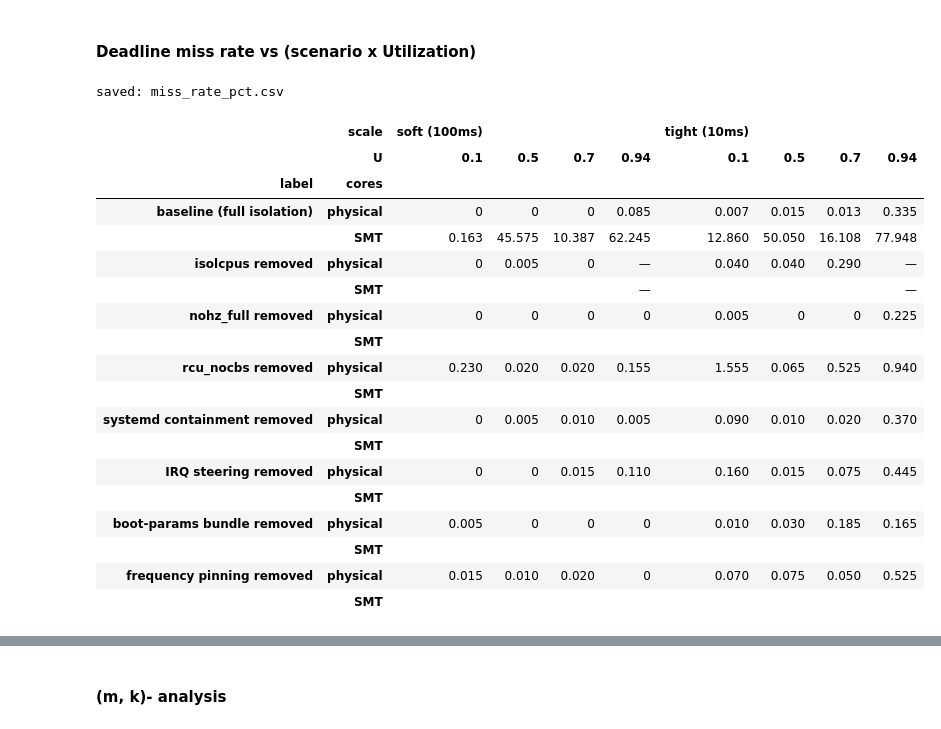
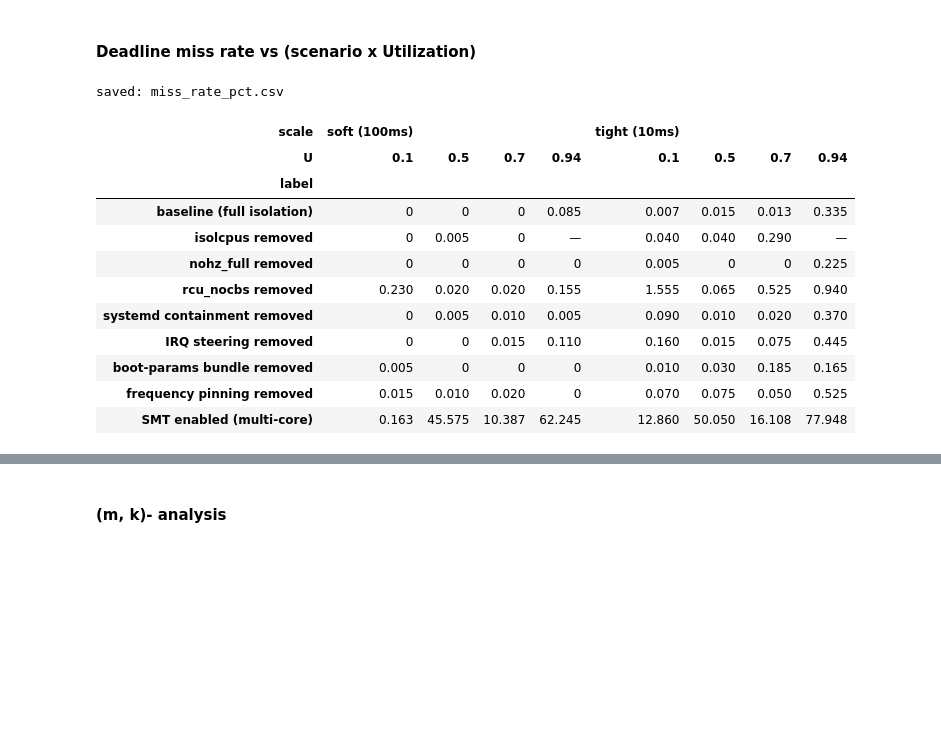
Before and after one commit to pippi2802/GraduationProject, a Jupyter notebook: research-questions/RQ1_final/os-experiments/analysis/tables_RQ1.ipynb, the cells around one changed output, grey strips where cells are left out. Drawn from its saved outputs; the diff is of its cells as text; code cells hidden in the pictures; blank space fills up the shorter version.

Commit message:
add: final latex tables

```diff
--- a/research-questions/RQ1_final/os-experiments/analysis/tables_RQ1.ipynb
+++ b/research-questions/RQ1_final/os-experiments/analysis/tables_RQ1.ipynb
@@ -388,45 +258,54 @@ multi-core on physical cores, response time (R). Unit: R / deadline; ≥ 1.0 = m
 # %% [markdown]
 #### Deadline miss rate vs (scenario x Utilization)
 # %%
+from scipy.stats import beta
+
 def clopper_pearson_upper(k, n, alpha=0.05):
     if n == 0:
         return np.nan
     return 1.0 if k == n else beta.ppf(1 - alpha / 2, k + 1, n - k)
 
-def build_miss_rate_tables(df, workload, u_values=DISPLAY_U, workload_variants=None):
-    """workload_variants: {workload_code: cores_label} to fold several workload columns
-    (e.g. model5 physical + model5-smt) into ONE table via a new 'cores' row level."""
-    variants = workload_variants or {workload: ""}
+def build_miss_rate_tables(df, workload, u_values=DISPLAY_U, extra_rows=None):
+    """extra_rows: list of (label, source_df) pairs, each ONE standalone scenario block
+    (like baseline) -- grouped only by (scale, U), never swept across 01-08."""
+    extra_rows = extra_rows or []
+    sub = df[(df.workload == workload) & (df.U.isin(u_values))]
     long_rows = []
-    for wl_code, cores_label in variants.items():
-        sub = df[(df.workload == wl_code) & (df.U.isin(u_values))]
-        for (scenario, scale, u), g in sub.groupby(["scenario", "scale", "U"]):
+    for (scenario, scale, u), g in sub.groupby(["scenario", "scale", "U"]):
+        n = len(g)
+        k = int((g["R_wall_us"] >= PERIOD_US[scale]).sum())
+        hi = clopper_pearson_upper(k, n)
+        long_rows.append({"label": LABELS.get(scenario, scenario), "scale": PERIOD_LABELS.get(scale, scale),
+                            "U": f"{u:g}", "n": n, "misses": k,
+                            "rate_pct": 100 * k / n, "upper_pct": 100 * hi})
+
+    base_sub = baseline_df[(baseline_df.workload == workload) & (baseline_df.U.isin(u_values))]
+    for (scale, u), g in base_sub.groupby(["scale", "U"]):
+        n = len(g)
+        k = int((g["R_wall_us"] >= PERIOD_US[scale]).sum())
+        hi = clopper_pearson_upper(k, n)
+        long_rows.append({"label": BASELINE_LABEL, "scale": PERIOD_LABELS.get(scale, scale),
+                            "U": f"{u:g}", "n": n, "misses": k,
+                            "rate_pct": 100 * k / n, "upper_pct": 100 * hi})
+
+    for extra_label, extra_df in extra_rows:
+        extra_sub = extra_df[extra_df.U.isin(u_values)]
+        for (scale, u), g in extra_sub.groupby(["scale", "U"]):
             n = len(g)
             k = int((g["R_wall_us"] >= PERIOD_US[scale]).sum())
             hi = clopper_pearson_upper(k, n)
-            long_rows.append({"label": LABELS.get(scenario, scenario), "cores": cores_label,
-                                "scale": PERIOD_LABELS.get(scale, scale), "U": f"{u:g}", "n": n, "misses": k,
-                                "rate_pct": 100 * k / n, "upper_pct": 100 * hi})
-
-        base_sub = baseline_df[(baseline_df.workload == wl_code) & (baseline_df.U.isin(u_values))]
-        for (scale, u), g in base_sub.groupby(["scale", "U"]):
-            n = len(g)
-            k = int((g["R_wall_us"] >= PERIOD_US[scale]).sum())
-            hi = clopper_pearson_upper(k, n)
-            long_rows.append({"label": BASELINE_LABEL, "cores": cores_label,
-                                "scale": PERIOD_LABELS.get(scale, scale), "U": f"{u:g}", "n": n, "misses": k,
+            long_rows.append({"label": extra_label, "scale": PERIOD_LABELS.get(scale, scale),
+                                "U": f"{u:g}", "n": n, "misses": k,
                                 "rate_pct": 100 * k / n, "upper_pct": 100 * hi})
 
     long_df = pd.DataFrame(long_rows)
-    labels_in_order = [BASELINE_LABEL] + [LABELS.get(s, s) for s in SCENARIO_ORDER]
-    cores_in_order = list(variants.values())
-    row_index = pd.MultiIndex.from_product([labels_in_order, cores_in_order], names=["label", "cores"])
+    labels_in_order = [BASELINE_LABEL] + [LABELS.get(s, s) for s in SCENARIO_ORDER] + [lbl for lbl, _ in extra_rows]
     u_labels = [f"{u:g}" for u in u_values]
     col_index = pd.MultiIndex.from_product([[PERIOD_LABELS[s] for s in SCALE_ORDER], u_labels], names=["scale", "U"])
 
     def pivot(field):
-        p = long_df.pivot_table(index=["label", "cores"], columns=["scale", "U"], values=field, aggfunc="first")
-        return p.reindex(index=row_index, columns=col_index)
+        p = long_df.pivot_table(index="label", columns=["scale", "U"], values=field, aggfunc="first")
+        return p.reindex(index=labels_in_order, columns=col_index)
 
     return pivot("rate_pct"), pivot("upper_pct"), pivot("n")
 
@@ -437,59 +316,52 @@ def display_miss_rate_table(rate_p, upper_p, n_p, workload, cmap="Reds"):
         code = LABEL_TO_SCENARIO.get(label)
         return code is not None and float(col[1]) > CEILING_U.get(code, 1.0)
 
     disp = pd.DataFrame(index=rate_p.index, columns=rate_p.columns, dtype=object)
-    for label, cores in rate_p.index:
+    for label in rate_p.index:
         for col in rate_p.columns:
-            r = rate_p.loc[(label, cores), col]
+            r = rate_p.loc[label, col]
             if pd.isna(r):
-                disp.loc[(label, cores), col] = "\u2014" if above_cap(label, col) else ""
+                disp.loc[label, col] = "—" if above_cap(label, col) else ""
             elif r == 0:
-                disp.loc[(label, cores), col] = "0"
+                disp.loc[label, col] = "0"
             else:
-                disp.loc[(label, cores), col] = f"{r:.3f}"
+                disp.loc[label, col] = f"{r:.3f}"
 
     log_gmap = np.log10(upper_p.astype(float) + 0.001)
 
     n_valid = n_p.to_numpy(dtype=float)
     n_valid = n_valid[~np.isnan(n_valid)]
     typical_n = int(np.median(n_valid)) if len(n_valid) else None
     n_lo, n_hi = (int(n_valid.min()), int(n_valid.max())) if len(n_valid) else (None, None)
-    n_note = f"n \u2248 {typical_n} jobs/cell" if n_lo == n_hi else f"n \u2248 {n_lo}\u2013{n_hi} jobs/cell"
+    n_note = f"n ≈ {typical_n} jobs/cell" if n_lo == n_hi else f"n ≈ {n_lo}–{n_hi} jobs/cell"
     zero_upper = clopper_pearson_upper(0, typical_n) * 100 if typical_n else float("nan")
     return (disp.style
         .background_gradient(cmap=cmap, gmap=log_gmap, axis=None)
         .highlight_null(color="white"))
 
 model1_rate, model1_upper, model1_n = build_miss_rate_tables(all_df, "model1")
-model5_rate, model5_upper, model5_n = build_miss_rate_tables(all_df, "model5", workload_variants=MODEL5_VARIANTS)
+model5_rate, model5_upper, model5_n = build_miss_rate_tables(all_df, "model5", extra_rows=[(SMT_LABEL, smt_df)])
 
 merged_rate = pd.concat({WORKLOAD_LABELS["model1"]: model1_rate, WORKLOAD_LABELS["model5"]: model5_rate},
                         names=["workload"])
 merged_rate.to_csv("./os-experiments/analysis/results/miss_rate_pct.csv")
 print("saved: miss_rate_pct.csv")
 
 display_miss_rate_table(model5_rate, model5_upper, model5_n, "model5")
 # %% [output]
 saved: miss_rate_pct.csv
-|  | scale | soft (100ms) |  |  |  | tight (10ms) |  |  |  |
-|  | U | 0.1 | 0.5 | 0.7 | 0.94 | 0.1 | 0.5 | 0.7 | 0.94 |
-| label | cores |  |  |  |  |  |  |  |  |
-| baseline (full isolation) | physical | 0 | 0 | 0 | 0.085 | 0.007 | 0.015 | 0.013 | 0.335 |
-|  | SMT | 0.163 | 45.575 | 10.387 | 62.245 | 12.860 | 50.050 | 16.108 | 77.948 |
-| isolcpus removed | physical | 0 | 0.005 | 0 | — | 0.040 | 0.040 | 0.290 | — |
-|  | SMT |  |  |  | — |  |  |  | — |
-| nohz_full removed | physical | 0 | 0 | 0 | 0 | 0.005 | 0 | 0 | 0.225 |
-|  | SMT |  |  |  |  |  |  |  |  |
-| rcu_nocbs removed | physical | 0.230 | 0.020 | 0.020 | 0.155 | 1.555 | 0.065 | 0.525 | 0.940 |
-|  | SMT |  |  |  |  |  |  |  |  |
-| systemd containment removed | physical | 0 | 0.005 | 0.010 | 0.005 | 0.090 | 0.010 | 0.020 | 0.370 |
-|  | SMT |  |  |  |  |  |  |  |  |
-| IRQ steering removed | physical | 0 | 0 | 0.015 | 0.110 | 0.160 | 0.015 | 0.075 | 0.445 |
-|  | SMT |  |  |  |  |  |  |  |  |
-| boot-params bundle removed | physical | 0.005 | 0 | 0 | 0 | 0.010 | 0.030 | 0.185 | 0.165 |
-|  | SMT |  |  |  |  |  |  |  |  |
-| frequency pinning removed | physical | 0.015 | 0.010 | 0.020 | 0 | 0.070 | 0.075 | 0.050 | 0.525 |
-|  | SMT |  |  |  |  |  |  |  |  |
+| scale | soft (100ms) |  |  |  | tight (10ms) |  |  |  |
+| U | 0.1 | 0.5 | 0.7 | 0.94 | 0.1 | 0.5 | 0.7 | 0.94 |
+| label |  |  |  |  |  |  |  |  |
+| baseline (full isolation) | 0 | 0 | 0 | 0.085 | 0.007 | 0.015 | 0.013 | 0.335 |
+| isolcpus removed | 0 | 0.005 | 0 | — | 0.040 | 0.040 | 0.290 | — |
+| nohz_full removed | 0 | 0 | 0 | 0 | 0.005 | 0 | 0 | 0.225 |
+| rcu_nocbs removed | 0.230 | 0.020 | 0.020 | 0.155 | 1.555 | 0.065 | 0.525 | 0.940 |
+| systemd containment removed | 0 | 0.005 | 0.010 | 0.005 | 0.090 | 0.010 | 0.020 | 0.370 |
+| IRQ steering removed | 0 | 0 | 0.015 | 0.110 | 0.160 | 0.015 | 0.075 | 0.445 |
+| boot-params bundle removed | 0.005 | 0 | 0 | 0 | 0.010 | 0.030 | 0.185 | 0.165 |
+| frequency pinning removed | 0.015 | 0.010 | 0.020 | 0 | 0.070 | 0.075 | 0.050 | 0.525 |
+| SMT enabled (multi-core) | 0.163 | 45.575 | 10.387 | 62.245 | 12.860 | 50.050 | 16.108 | 77.948 |
 # %%
 display_miss_rate_table(model5_rate, model5_upper, model5_n, "model5")
 # %% [output]
```
Also changed, not shown: parts of 12 cells of this notebook, 20 other files.
